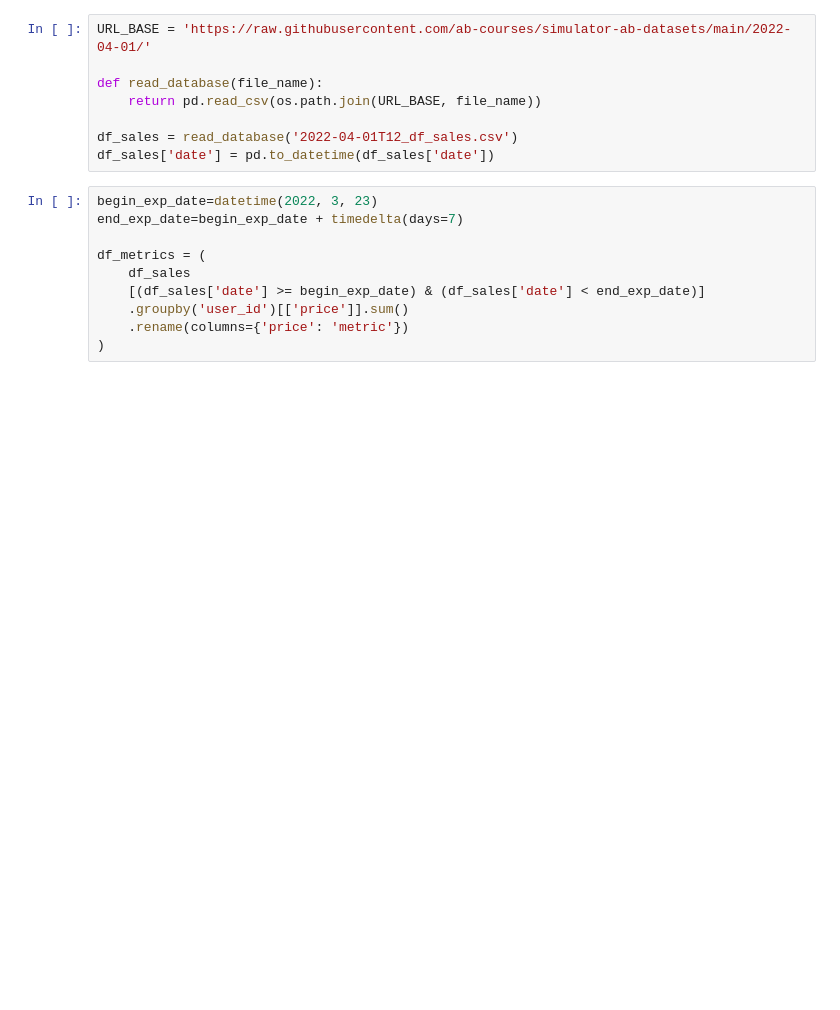
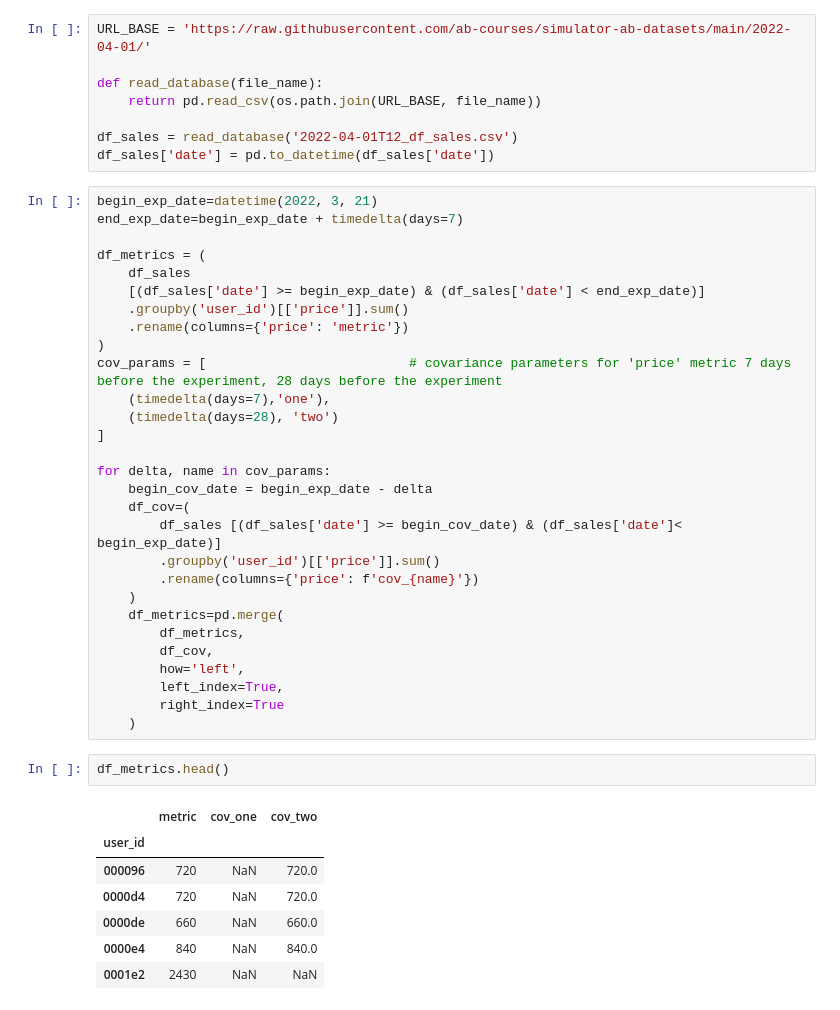
Before and after one commit to YanaOrf/AB_tests, a Jupyter notebook: Pizzeria_website_AB.ipynb, the cells around one changed output. Drawn from its saved outputs; the diff is of its cells as text; blank space fills up the shorter version.

```diff
--- a/Pizzeria_website_AB.ipynb
+++ b/Pizzeria_website_AB.ipynb
@@ -1121,13 +1123,42 @@ def read_database(file_name):
 
 df_sales = read_database('2022-04-01T12_df_sales.csv')
 df_sales['date'] = pd.to_datetime(df_sales['date'])
-# %%
-begin_exp_date=datetime(2022, 3, 23)
-end_exp_date=begin_exp_date + timedelta(days=7)
-
-df_metrics = (
-    df_sales
-    [(df_sales['date'] >= begin_exp_date) & (df_sales['date'] < end_exp_date)]
-    .groupby('user_id')[['price']].sum()
-    .rename(columns={'price': 'metric'})
-)
+# %%
+begin_exp_date=datetime(2022, 3, 21)
+end_exp_date=begin_exp_date + timedelta(days=7)
+
+df_metrics = (
+    df_sales
+    [(df_sales['date'] >= begin_exp_date) & (df_sales['date'] < end_exp_date)]
+    .groupby('user_id')[['price']].sum()
+    .rename(columns={'price': 'metric'})
+)
+cov_params = [                          # covariance parameters for 'price' metric 7 days before the experiment, 28 days before the experiment
+    (timedelta(days=7),'one'),
+    (timedelta(days=28), 'two')
+]
+
+for delta, name in cov_params:
+    begin_cov_date = begin_exp_date - delta
+    df_cov=(
+        df_sales [(df_sales['date'] >= begin_cov_date) & (df_sales['date']< begin_exp_date)]
+        .groupby('user_id')[['price']].sum()
+        .rename(columns={'price': f'cov_{name}'})
+    )
+    df_metrics=pd.merge(
+        df_metrics,
+        df_cov,
+        how='left',
+        left_index=True,
+        right_index=True
+    )
+# %%
+df_metrics.head()
+# %% [output]
+|  | metric | cov_one | cov_two |
+| user_id |  |  |  |
+| 000096 | 720 | NaN | 720.0 |
+| 0000d4 | 720 | NaN | 720.0 |
+| 0000de | 660 | NaN | 660.0 |
+| 0000e4 | 840 | NaN | 840.0 |
+| 0001e2 | 2430 | NaN | NaN |
```
Also changed, not shown: parts of 13 cells of this notebook.
